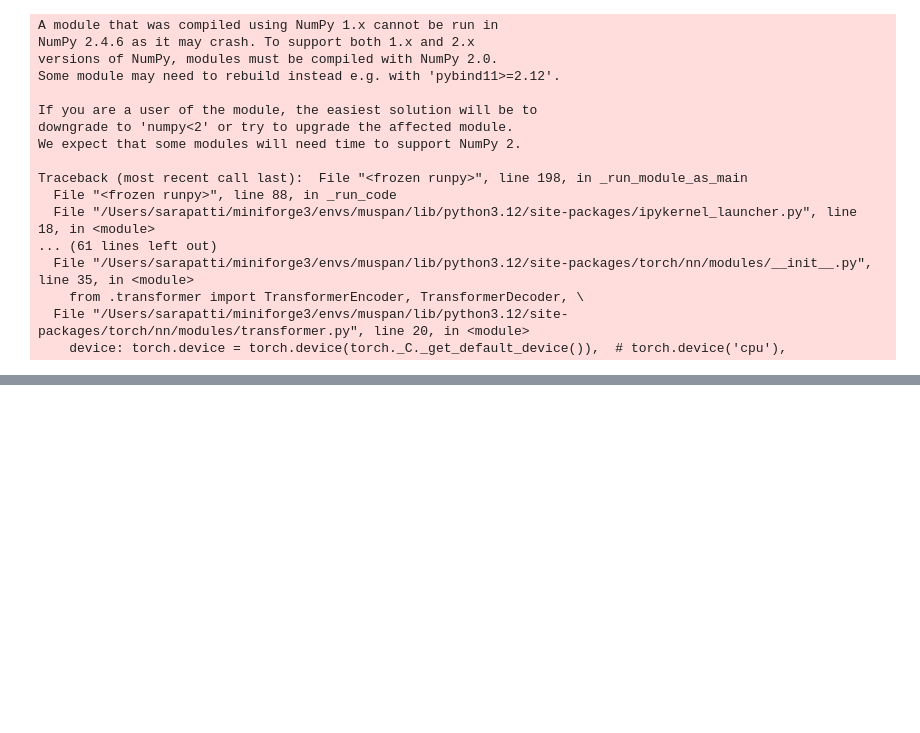
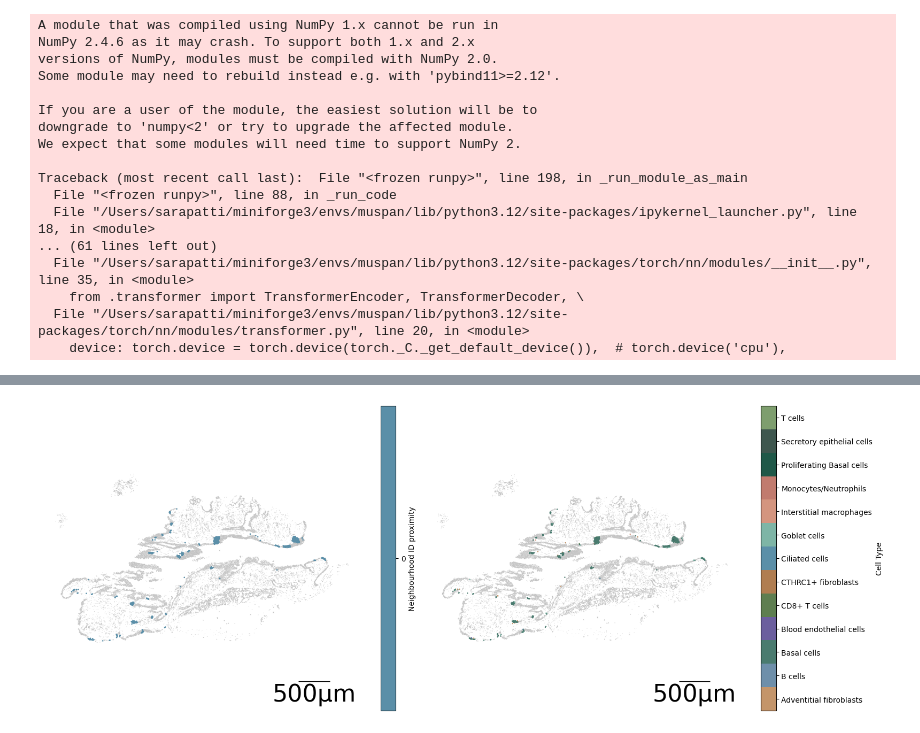
Before and after one commit to spatts14/AirScape_analysis, a Jupyter notebook: notebooks/muspan/nb_clustering.ipynb, the cells around one changed output, grey strips where cells are left out. Saved outputs shown, nothing was run; the diff lists cells and outputs as text; code cells hidden in the pictures; blank space fills up the shorter version.

```diff
--- a/notebooks/muspan/nb_clustering.ipynb
+++ b/notebooks/muspan/nb_clustering.ipynb
@@ -164,0 +138,90 @@ ms.visualise.visualise(domain, color_by='Neighbourhood ID', marker_size=0.1, obj
+# %%
+for cluster_id in range(0, 18):
+    print(f"Plotting cluster {cluster_id}...")
+
+    selected_clusters = ms.query.query(
+        domain, ("label", "Neighbourhood ID proximity"), "is", cluster_id
+    )
+
+    cell_centroids = ms.query.query(domain, ("Collection",), "is", "Cell centroids")
+
+    selected_centroids = selected_clusters & cell_centroids
+
+    fig, axes = plt.subplots(1, 2, figsize=(16, 6))
+
+    # --- Left plot: colored by neighbourhood/proximity ---
+    ax = axes[0]
+
+    ms.visualise.visualise(
+        domain,
+        objects_to_plot=("collection", "Cell boundaries"),
+        add_cbar=False,
+        shape_kwargs={
+            "alpha": 0.5,
+            "linewidth": 0.005,
+            "edgecolor": "#00000000",
+            "color": "#848484",
+        },
+        ax=ax,
+    )
+
+    ms.visualise.visualise(
+        domain,
+        color_by="Neighbourhood ID proximity",
+        objects_to_plot=selected_centroids,
+        marker_size=0.8,
+        ax=ax,
+        add_scalebar=True,
+        scalebar_kwargs={
+            "size": 500,
+            "label": "500µm",
+            "loc": "lower right",
+            "pad": 0.1,
+            "color": "black",
+            "frameon": False,
+            "size_vertical": 2,
+        },
+    )
+
+    # --- Right plot: colored by cell type ---
+    ax = axes[1]
+
+    ms.visualise.visualise(
+        domain,
+        objects_to_plot=("collection", "Cell boundaries"),
+        add_cbar=False,
+        shape_kwargs={
+            "alpha": 0.5,
+            "linewidth": 0.005,
+            "edgecolor": "#00000000",
+            "color": "#848484",
+        },
+        ax=ax,
+    )
+
+    ms.visualise.visualise(
+        domain,
+        color_by="Cell Type",
+        objects_to_plot=selected_centroids,
+        marker_size=0.5,
+        ax=ax,
+        add_scalebar=True,
+        scalebar_kwargs={
+            "size": 500,
+            "label": "500µm",
+            "loc": "lower right",
+            "pad": 0.1,
+            "color": "black",
+            "frameon": False,
+            "size_vertical": 2,
+        },
+    )
+
+    plt.tight_layout()
+
+    plt.savefig(
+        f"{save_path}/combined_plot_{cluster_id}.png", bbox_inches="tight", dpi=600
+    )
+    plt.show()
+    plt.close(fig)
+# %% [output]
@@ -164,0 +229 @@ ms.visualise.visualise(domain, color_by='Neighbourhood ID', marker_size=0.1, obj
+[figure, added]
```
Also changed, not shown: parts of 15 cells of this notebook, 2 other files.
